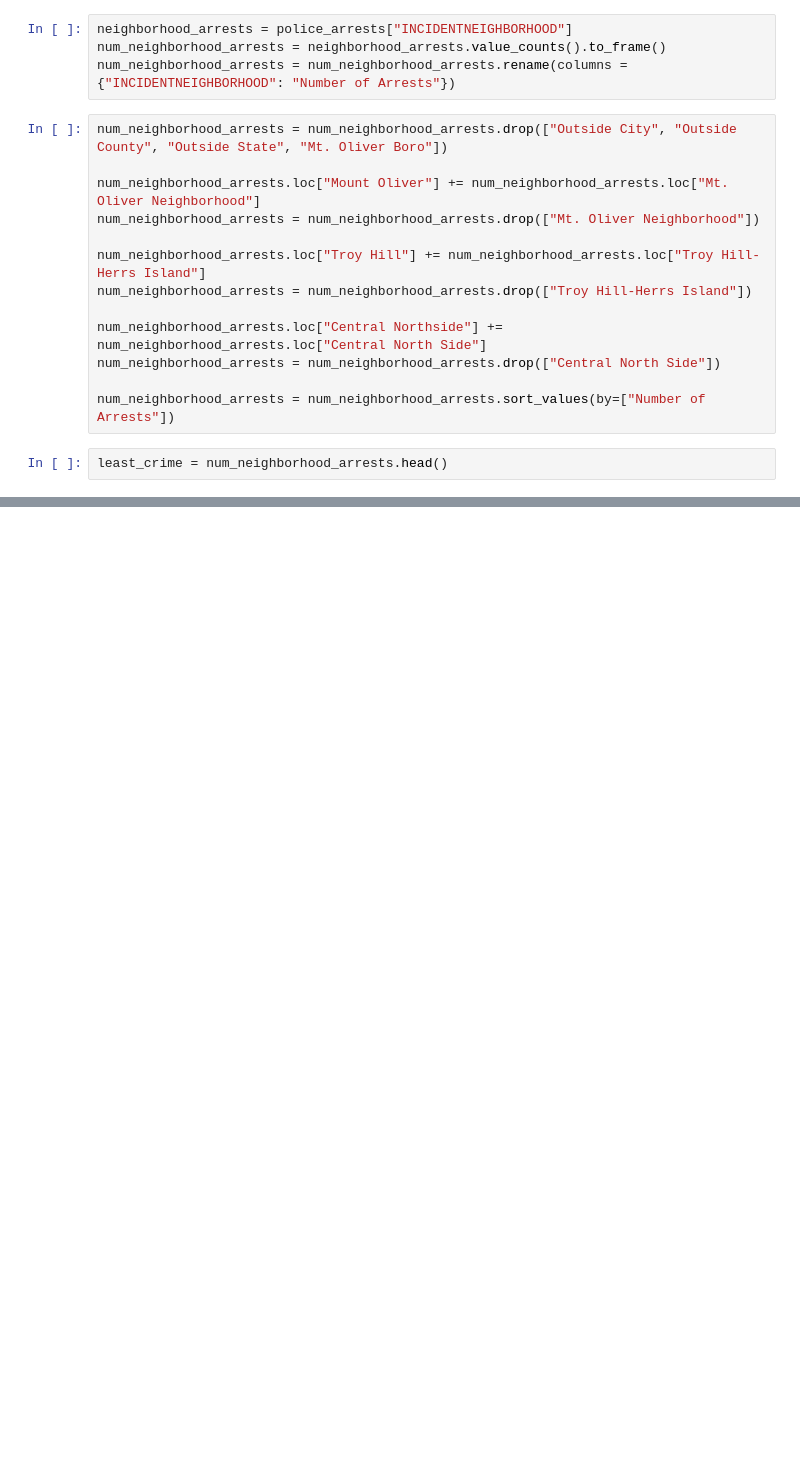
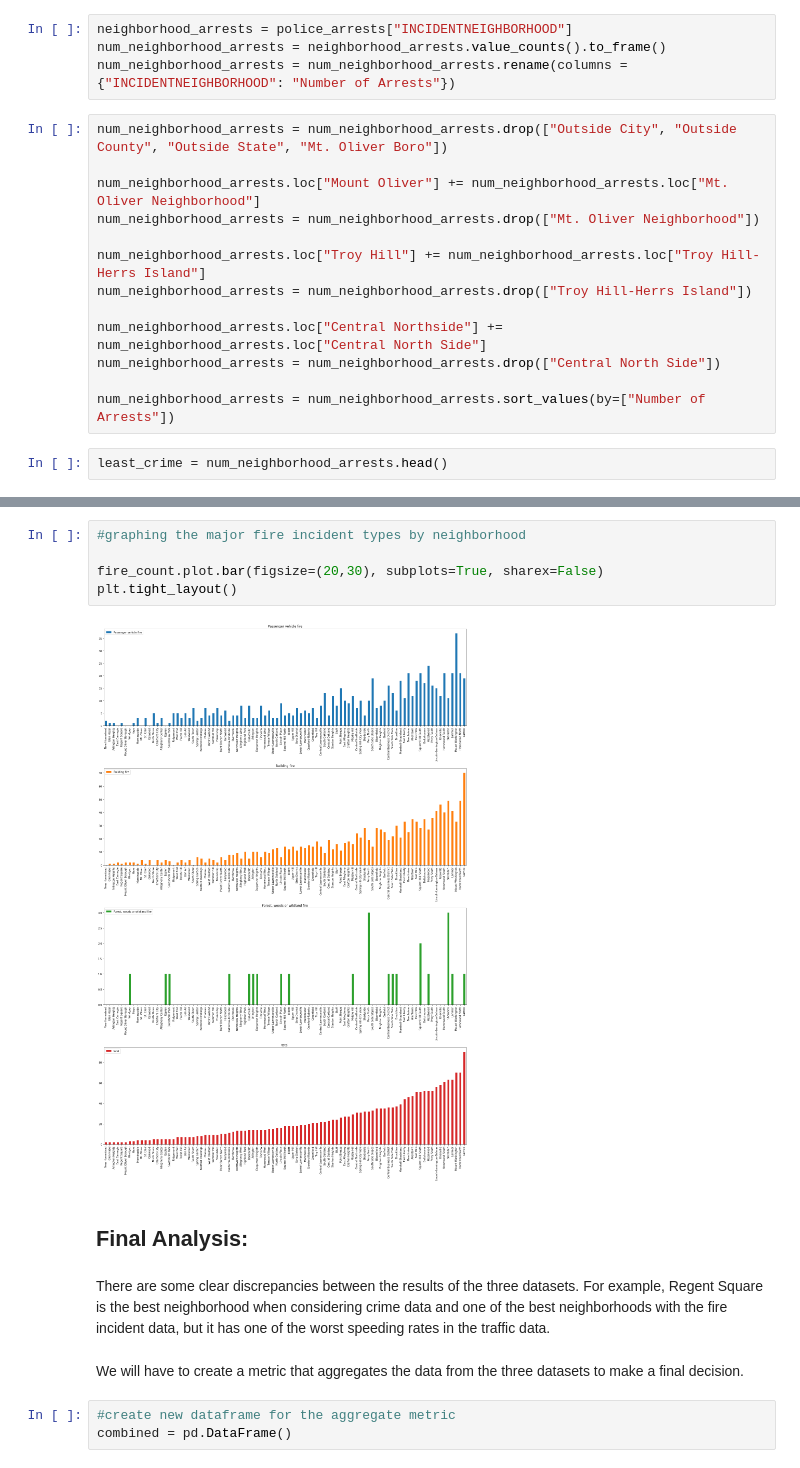
Before and after one commit to briankim-pitt/final-project, a Jupyter notebook: final-notebook.ipynb, the cells around one changed output, grey strips where cells are left out. Cells and saved outputs as stored; diff of their text form; blank space fills up the shorter version.

```diff
--- a/final-notebook.ipynb
+++ b/final-notebook.ipynb
@@ -46,0 +256,16 @@ most_crime.plot.bar(figsize=(5,5), yticks=([i for i in range(0, 3000, 100)]))
+# %%
+#graphing the major fire incident types by neighborhood
+
+fire_count.plot.bar(figsize=(20,30), subplots=True, sharex=False)
+plt.tight_layout()
+# %% [output]
+[figure, added]
+# %% [markdown]
+## Final Analysis:
+# %% [markdown]
+There are some clear discrepancies between the results of the three datasets. For example, Regent Square is the best neighborhood when considering crime data and one of the best neighborhoods with the fire incident data, but it has one of the worst speeding rates in the traffic data.
+# %% [markdown]
+We will have to create a metric that aggregates the data from the three datasets to make a final decision.
+# %%
+#create new dataframe for the aggregate metric
+combined = pd.DataFrame()
```
Also changed, not shown: parts of 37 cells of this notebook.
